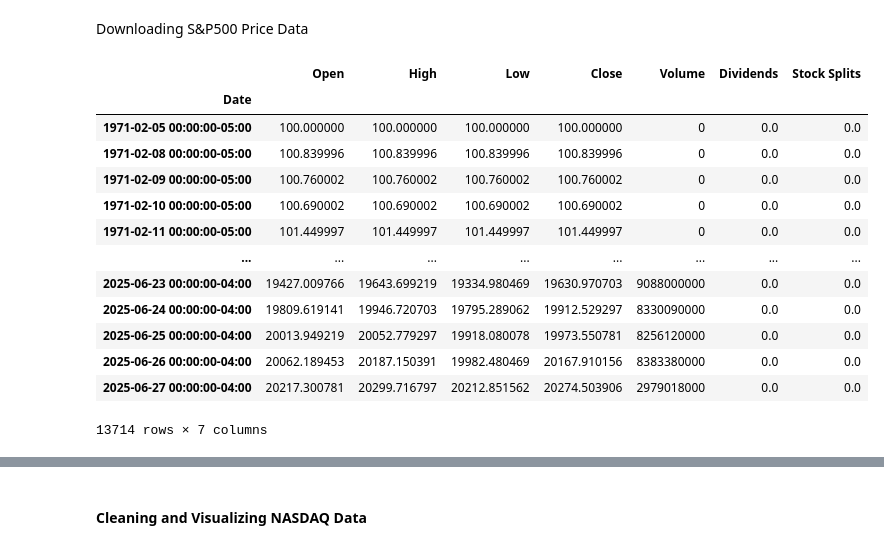
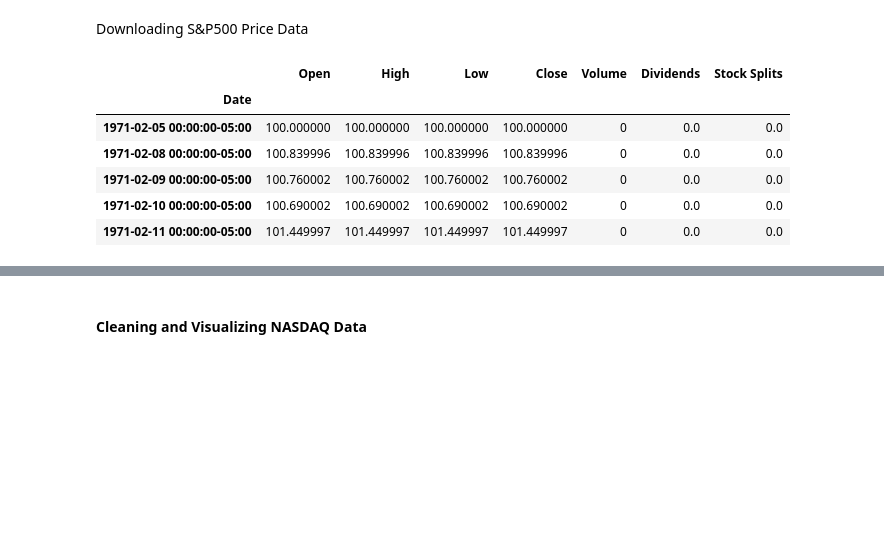
Before and after one commit to Crusoe22/Moss_ML_Capstone, a Jupyter notebook: main copy.ipynb, the cells around one changed output, grey strips where cells are left out. Cells and saved outputs as stored; diff of their text form; code cells hidden in the pictures; blank space fills up the shorter version.

```diff
--- a/main copy.ipynb
+++ b/main copy.ipynb
@@ -13,19 +13,12 @@ nasdaq = yf.Ticker("^IXIC")
 # Query Historical Prices
 nasdaq = nasdaq.history(period="max")
 # %%
-nasdaq
+nasdaq.head()
 # %% [output]
 |  | Open | High | Low | Close | Volume | Dividends | Stock Splits |
 | Date |  |  |  |  |  |  |  |
 | 1971-02-05 00:00:00-05:00 | 100.000000 | 100.000000 | 100.000000 | 100.000000 | 0 | 0.0 | 0.0 |
 | 1971-02-08 00:00:00-05:00 | 100.839996 | 100.839996 | 100.839996 | 100.839996 | 0 | 0.0 | 0.0 |
 | 1971-02-09 00:00:00-05:00 | 100.760002 | 100.760002 | 100.760002 | 100.760002 | 0 | 0.0 | 0.0 |
 | 1971-02-10 00:00:00-05:00 | 100.690002 | 100.690002 | 100.690002 | 100.690002 | 0 | 0.0 | 0.0 |
 | 1971-02-11 00:00:00-05:00 | 101.449997 | 101.449997 | 101.449997 | 101.449997 | 0 | 0.0 | 0.0 |
-| ... | ... | ... | ... | ... | ... | ... | ... |
-| 2025-06-23 00:00:00-04:00 | 19427.009766 | 19643.699219 | 19334.980469 | 19630.970703 | 9088000000 | 0.0 | 0.0 |
-| 2025-06-24 00:00:00-04:00 | 19809.619141 | 19946.720703 | 19795.289062 | 19912.529297 | 8330090000 | 0.0 | 0.0 |
-| 2025-06-25 00:00:00-04:00 | 20013.949219 | 20052.779297 | 19918.080078 | 19973.550781 | 8256120000 | 0.0 | 0.0 |
-| 2025-06-26 00:00:00-04:00 | 20062.189453 | 20187.150391 | 19982.480469 | 20167.910156 | 8383380000 | 0.0 | 0.0 |
-| 2025-06-27 00:00:00-04:00 | 20217.300781 | 20299.716797 | 20212.851562 | 20274.503906 | 2979018000 | 0.0 | 0.0 |
-13714 rows × 7 columns
```
Also changed, not shown: parts of 23 cells of this notebook, 1 other file.
